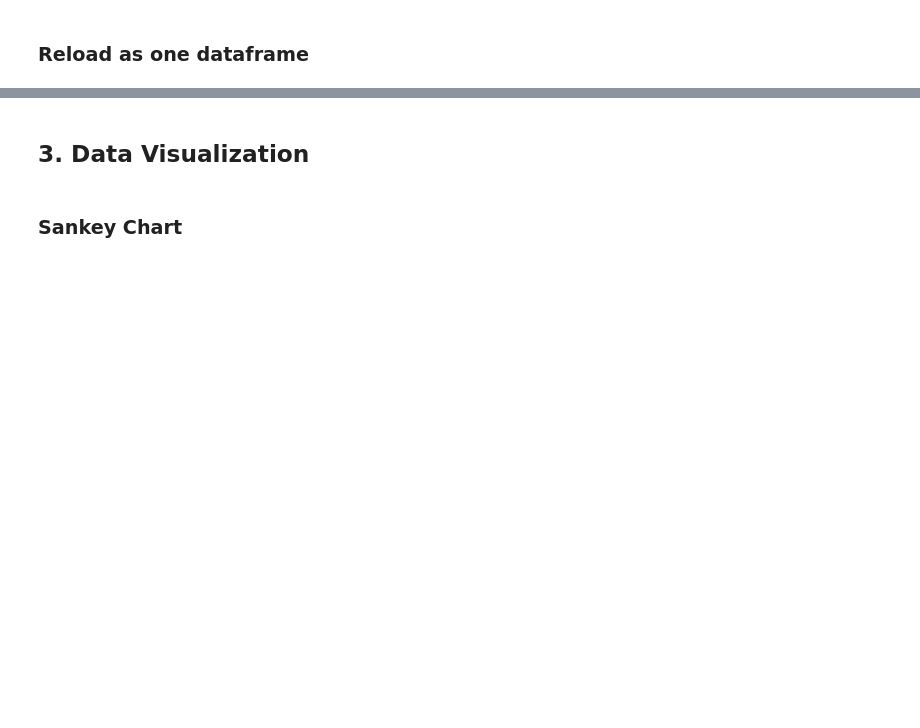
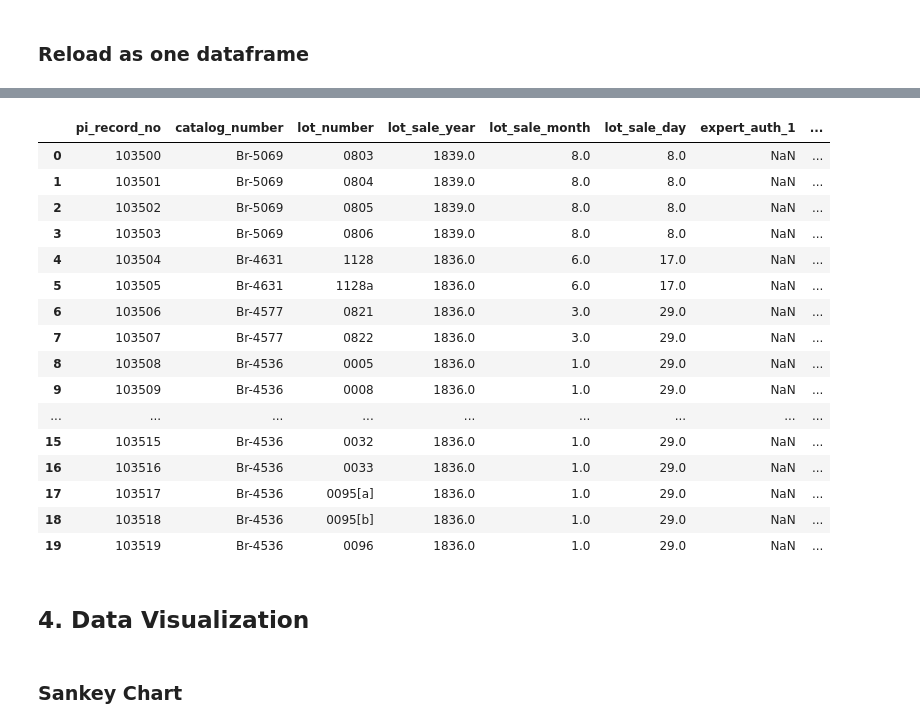
Before and after one commit to pyzmark/gpi-datathon, a Jupyter notebook: gpi-datathon-notebook.ipynb, the cells around one changed output, grey strips where cells are left out. Drawn from its saved outputs; the diff is of its cells as text; code cells hidden in the pictures; blank space fills up the shorter version.

```diff
--- a/gpi-datathon-notebook.ipynb
+++ b/gpi-datathon-notebook.ipynb
@@ -12,5 +12,5 @@ import ipywidgets as widgets
 # %%
 # By default pandas will cut off the number of rows and columns it will show. This overrides that.
 pd.options.display.max_rows = 500000
-pd.options.display.max_columns = 500000
+pd.options.display.max_columns = 600
 # %% [markdown]
@@ -72,0 +355,5 @@ data = knoedler
+# %%
+sales_datathon = pd.read_csv('~/Desktop/'+'datathon_sales.csv', low_memory=False)
+inventories_datathon = pd.read_csv('~/Desktop/'+'datathon_inventories.csv', low_memory=False)
+knoedler_datathon = pd.read_csv('~/Desktop/'+'datathon_knoedler.csv', low_memory=False)
+goupil_datathon = pd.read_csv('~/Desktop/'+'datathon_goupil.csv', low_memory=False)
@@ -73,5 +381,25 @@ data = knoedler
+# %%
+sales_datathon.head(20)
+# %% [output]
+|  | pi_record_no | catalog_number | lot_number | lot_sale_year | lot_sale_month | lot_sale_day | expert_auth_1 | ... |
+| 0 | 103500 | Br-5069 | 0803 | 1839.0 | 8.0 | 8.0 | NaN | ... |
+| 1 | 103501 | Br-5069 | 0804 | 1839.0 | 8.0 | 8.0 | NaN | ... |
+| 2 | 103502 | Br-5069 | 0805 | 1839.0 | 8.0 | 8.0 | NaN | ... |
+| 3 | 103503 | Br-5069 | 0806 | 1839.0 | 8.0 | 8.0 | NaN | ... |
+| 4 | 103504 | Br-4631 | 1128 | 1836.0 | 6.0 | 17.0 | NaN | ... |
+| 5 | 103505 | Br-4631 | 1128a | 1836.0 | 6.0 | 17.0 | NaN | ... |
+| 6 | 103506 | Br-4577 | 0821 | 1836.0 | 3.0 | 29.0 | NaN | ... |
+| 7 | 103507 | Br-4577 | 0822 | 1836.0 | 3.0 | 29.0 | NaN | ... |
+| 8 | 103508 | Br-4536 | 0005 | 1836.0 | 1.0 | 29.0 | NaN | ... |
+| 9 | 103509 | Br-4536 | 0008 | 1836.0 | 1.0 | 29.0 | NaN | ... |
+| ... | ... | ... | ... | ... | ... | ... | ... | ... |
+| 15 | 103515 | Br-4536 | 0032 | 1836.0 | 1.0 | 29.0 | NaN | ... |
+| 16 | 103516 | Br-4536 | 0033 | 1836.0 | 1.0 | 29.0 | NaN | ... |
+| 17 | 103517 | Br-4536 | 0095[a] | 1836.0 | 1.0 | 29.0 | NaN | ... |
+| 18 | 103518 | Br-4536 | 0095[b] | 1836.0 | 1.0 | 29.0 | NaN | ... |
+| 19 | 103519 | Br-4536 | 0096 | 1836.0 | 1.0 | 29.0 | NaN | ... |
 # %% [markdown]
-## 3. Data Visualization
+## 4. Data Visualization
 # %% [markdown]
 ### Sankey Chart
 # %% [markdown]
```
Also changed, not shown: parts of 80 cells of this notebook, 32 other files.
